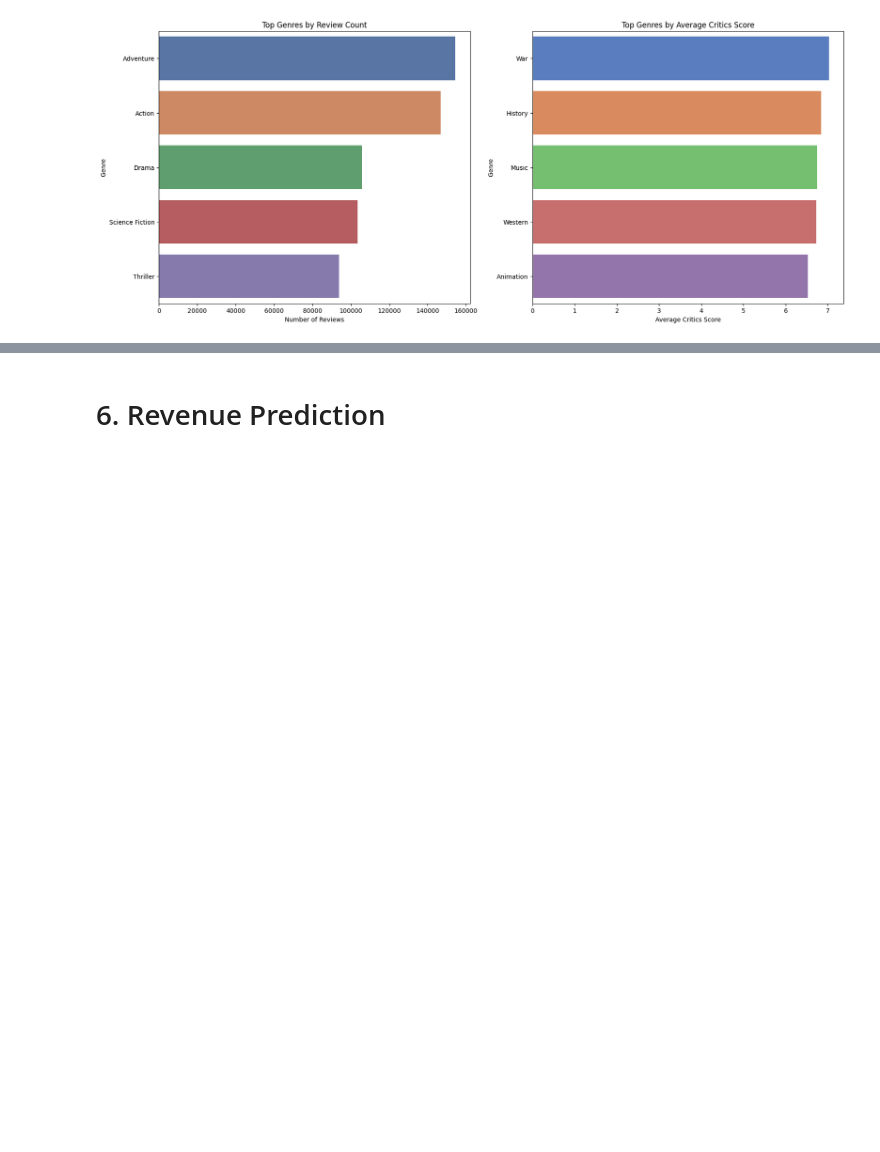
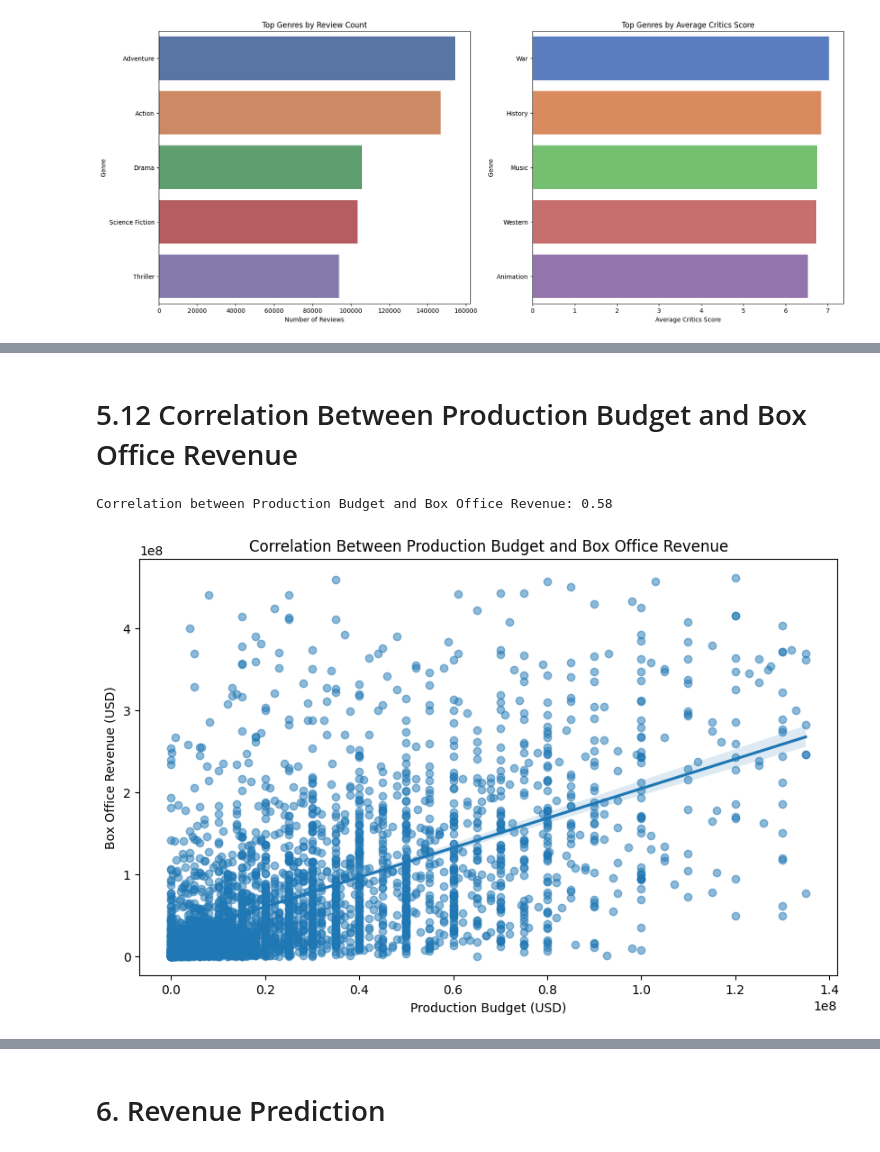
Before and after one commit to lAmiR1HosseiNl/Data_Science_Final_Project, a Jupyter notebook: AliShokoohi_400521477_AmirHosseinRaeghi_400522373/project.ipynb, the cells around one changed output, grey strips where cells are left out. Saved outputs shown, nothing was run; the diff lists cells and outputs as text; code cells hidden in the pictures; blank space fills up the shorter version.

```diff
--- a/AliShokoohi_400521477_AmirHosseinRaeghi_400522373/project.ipynb
+++ b/AliShokoohi_400521477_AmirHosseinRaeghi_400522373/project.ipynb
@@ -581,0 +614,26 @@ Passing `palette` without assigning `hue` is deprecated and will be removed in v
+# %% [markdown]
+# 5.12 Correlation Between Production Budget and Box Office Revenue
+# %%
+# 5.10 Correlation Between Production Budget and Box Office Revenue
+
+# Selecting relevant columns
+budget_boxoffice = df[['rt_production_budget', 'rt_box_office']].copy()
+
+# Removing any potential outliers for better visualization
+budget_boxoffice = budget_boxoffice[(budget_boxoffice['rt_production_budget'] < budget_boxoffice['rt_production_budget'].quantile(0.95)) &
+                                    (budget_boxoffice['rt_box_office'] < budget_boxoffice['rt_box_office'].quantile(0.95))]
+
+# Calculating correlation
+correlation = budget_boxoffice.corr().iloc[0,1]
+print(f"Correlation between Production Budget and Box Office Revenue: {correlation:.2f}")
+
+# Scatter plot with regression line
+plt.figure(figsize=(10,6))
+sns.regplot(x='rt_production_budget', y='rt_box_office', data=budget_boxoffice, scatter_kws={'alpha':0.5})
+plt.xlabel('Production Budget (USD)')
+plt.ylabel('Box Office Revenue (USD)')
+plt.title('Correlation Between Production Budget and Box Office Revenue')
+plt.show()
+# %% [output]
+Correlation between Production Budget and Box Office Revenue: 0.58
+[figure, added]
```
Also changed, not shown: parts of 18 cells of this notebook.
